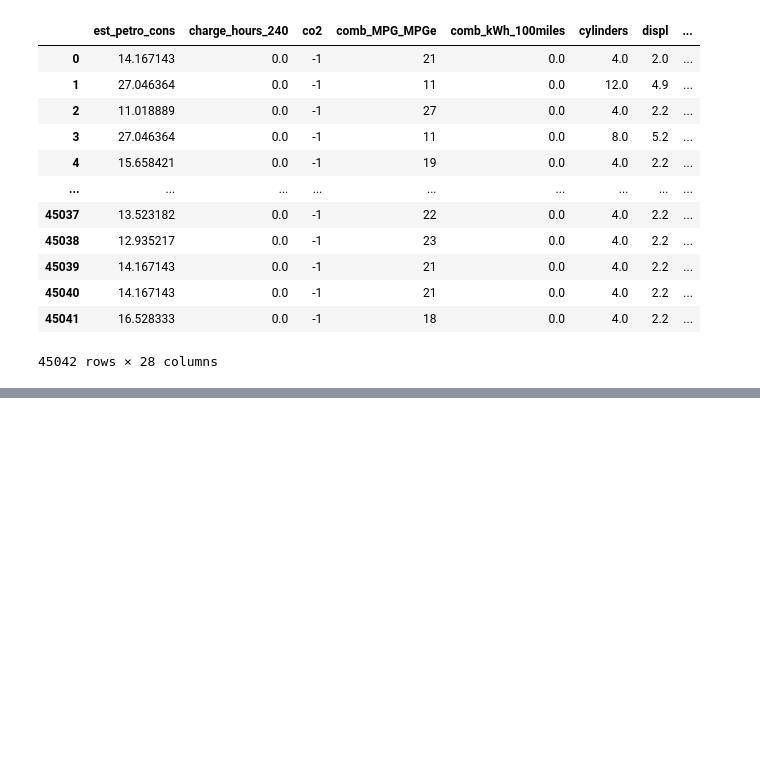
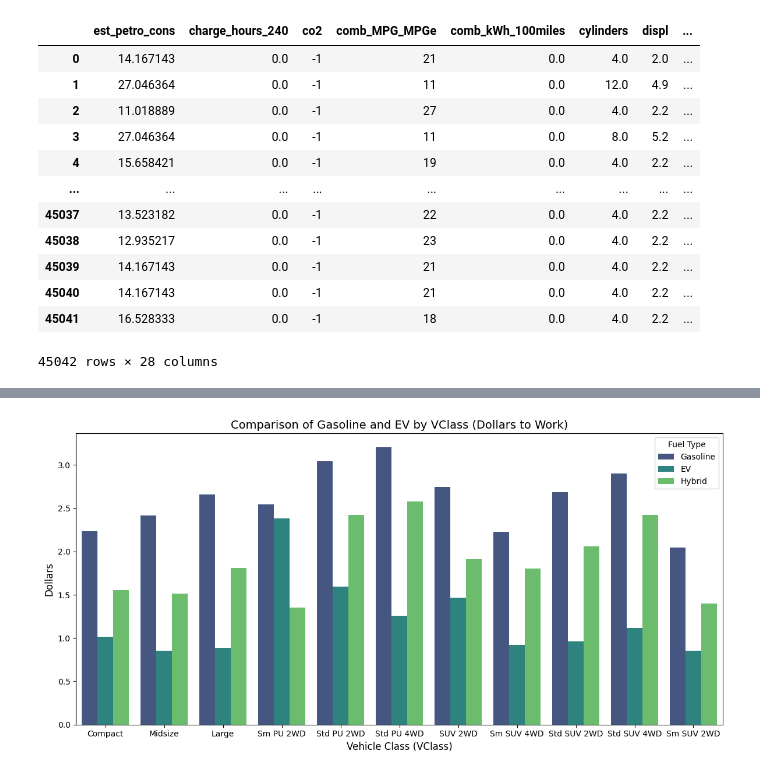
Before and after one commit to sampss/fuel_economy_gov, a Jupyter notebook: working/code/playground_2.ipynb, the cells around one changed output, grey strips where cells are left out. Saved outputs shown, nothing was run; the diff lists cells and outputs as text; code cells hidden in the pictures; blank space fills up the shorter version.

```diff
--- a/working/code/playground_2.ipynb
+++ b/working/code/playground_2.ipynb
@@ -265,0 +421,79 @@ combined_sales_fueleconomy_data
+# %%
+# Initialize an empty list to store VClass values
+vclass_with_both = []
+
+# Loop through the unique VClass values
+for vclass in combined_sales_fueleconomy_data['VClass'].unique():
+    # Filter the data for the current VClass
+    fuel_types = combined_sales_fueleconomy_data[combined_sales_fueleconomy_data['VClass'] == vclass]['base_fuel_type'].unique()
+
+    # Check if both 'gasoline' and 'electric' are in the fuel types
+    if 'Gasoline' in fuel_types and 'EV' in fuel_types:
+        vclass_with_both.append(vclass)
+
+# Print the list of VClass values
+# print(vclass_with_both)
+
+# Filter the DataFrame for the selected classes
+filtered_df = combined_sales_fueleconomy_data[combined_sales_fueleconomy_data['VClass'].isin(vclass_with_both)]
+
+#----------  Use this to see the most popular vehicles that have both EV and Gasoline
+# # Step 1: Count the occurrences of each VClass in the filtered list
+# popular_vclass_counts = filtered_df[filtered_df['VClass'].isin(vclass_with_both)].groupby('VClass').size()
+
+# # Step 2: Get the top 5 most popular VClass types
+# top_vclass = popular_vclass_counts.nlargest(20).index.tolist()
+
+# # Step 3: Filter the DataFrame for only these top 5 VClass types
+# df_top_vclass = filtered_df[filtered_df['VClass'].isin(top_vclass)]
+
+# # Step 4: Validate the filtered data
+# print(df_top_vclass['VClass'].unique())  # Check included VClass types
+# print(df_top_vclass.shape)  # Validate the number of rows
+#------------
+
+further_filter = ['Compact Cars', 'Midsize Cars', 'Large Cars', 'Small Pickup Trucks 2WD',
+ 'Standard Pickup Trucks 2WD', 'Standard Pickup Trucks 4WD',
+ 'Sport Utility Vehicle - 2WD', 'Small Sport Utility Vehicle 4WD',
+ 'Standard Sport Utility Vehicle 2WD', 'Standard Sport Utility Vehicle 4WD',
+ 'Small Sport Utility Vehicle 2WD']
+
+refined_df = filtered_df[filtered_df['VClass'].isin(further_filter)]
+
+# Define a mapping of long names to short, unique identifiers
+vclass_short_names = {
+    "Compact Cars": "Compact",
+    "Midsize Cars": "Midsize",
+    "Large Cars": "Large",
+    "Small Pickup Trucks 2WD": "Sm PU 2WD",
+    "Standard Pickup Trucks 2WD": "Std PU 2WD",
+    "Standard Pickup Trucks 4WD": "Std PU 4WD",
+    "Sport Utility Vehicle - 2WD": "SUV 2WD",
+    "Small Sport Utility Vehicle 4WD": "Sm SUV 4WD",
+    "Standard Sport Utility Vehicle 2WD": "Std SUV 2WD",
+    "Standard Sport Utility Vehicle 4WD": "Std SUV 4WD",
+    "Small Sport Utility Vehicle 2WD": "Sm SUV 2WD"
+}
+
+# Apply the mapping to rename VClass in the DataFrame - this should allow them to be viewed better in the graph
+refined_df.loc[:, 'VClass'] = refined_df['VClass'].replace(vclass_short_names)
+
+# Validate the updated VClass column
+# print(refined_df['VClass'].unique())  # Check the short identifiers
+
+# Melt the data for easier plotting
+melted_df = refined_df.melt(id_vars=["VClass", "base_fuel_type"],
+                    value_vars=["dollars_to_work"], # "dollars_to_work", "co2_to_work"
+                    var_name="Metric", value_name="Value")
+
+# Plot
+plt.figure(figsize=(12, 6))
+sns.barplot(x="VClass", y="Value", hue="base_fuel_type", palette="viridis", data=melted_df, errorbar=None)
+plt.title('Comparison of Gasoline and EV by VClass (Dollars to Work)', fontsize=14) # (CO2 and Dollars to Work)
+plt.xlabel('Vehicle Class (VClass)', fontsize=12)
+plt.ylabel('Dollars', fontsize=12)
+plt.legend(title='Fuel Type')
+plt.tight_layout()
+plt.show()
+# %% [output]
+[figure, added]
```
Also changed, not shown: parts of 20 cells of this notebook, 1 other file.
